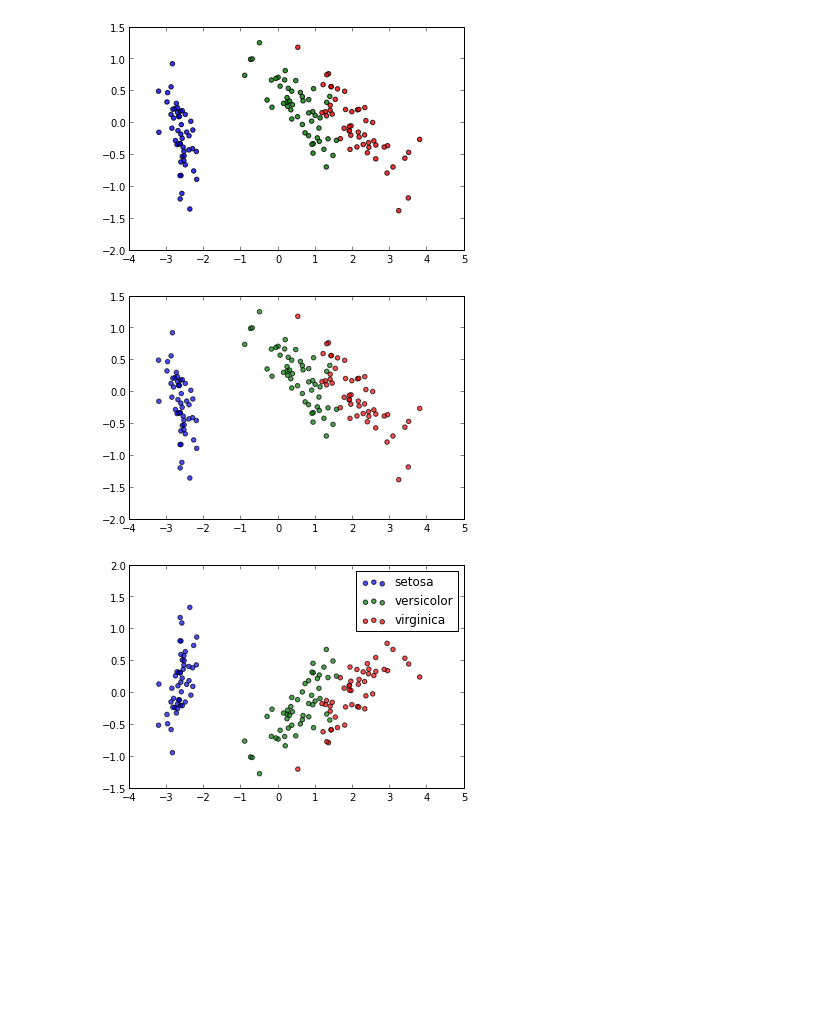
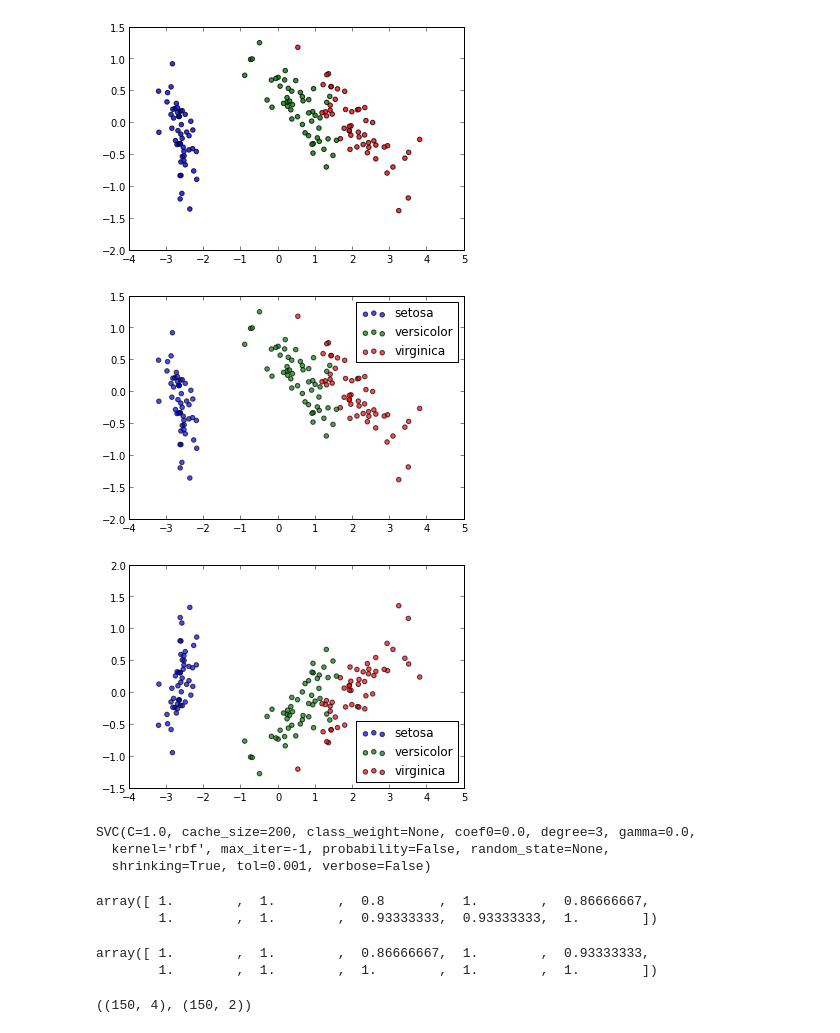
Before and after one commit to ageek/pynotebooks, a Jupyter notebook: Iris dataset.ipynb, the cells around one changed output. Cells and saved outputs as stored; diff of their text form; code cells hidden in the pictures; blank space fills up the shorter version.

Commit message:
Iris datasets scatter with legends

```diff
--- a/Iris dataset.ipynb
+++ b/Iris dataset.ipynb
@@ -47,16 +47,17 @@ iris_pca_probalistic = ProbabilisticPCA(n_components=2).fit_transform(iris.data)
 
 X_p= iris_pca_probalistic
 for i, c in zip(np.unique(iris.target), cycle(color)):
-    pl.scatter(X_p[iris.target==i,0], X_p[iris.target==i,1], c=c, alpha=.7)
+    pl.scatter(X_p[iris.target==i,0], X_p[iris.target==i,1], c=c, alpha=.7, label=iris.target_names[i])
+    pl.legend(loc='upper right')
 # %% [output]
-[figure, old version]
+[figure, new version]
 # %%
 from sklearn.decomposition import ProbabilisticPCA, KernelPCA
 iris_pca_probalistic = KernelPCA(n_components=2).fit_transform(iris.data)
 
 X_p= iris_pca_probalistic
 for i, c, name in zip(np.unique(iris.target), cycle(color), np.unique(iris.target_names)):
     pl.scatter(X_p[iris.target==i,0], X_p[iris.target==i,1], c=c, alpha=.7, label=name)
-    pl.legend(loc='upper right')
+    pl.legend(loc='lower right')
 # %% [output]
-[figure, old version]
+[figure, new version]
@@ -62,0 +66,21 @@ for i, c, name in zip(np.unique(iris.target), cycle(color), np.unique(iris.targe
+# %%
+clf
+# %% [output]
+SVC(C=1.0, cache_size=200, class_weight=None, coef0=0.0, degree=3, gamma=0.0,
+  kernel='rbf', max_iter=-1, probability=False, random_state=None,
+  shrinking=True, tol=0.001, verbose=False)
+# %%
+from sklearn.cross_validation import cross_val_score
+cross_val_score(clf, X_p, iris.target, cv=10)
+# %% [output]
+array([ 1.        ,  1.        ,  0.8       ,  1.        ,  0.86666667,
+        1.        ,  1.        ,  0.93333333,  0.93333333,  1.        ])
+# %%
+cross_val_score(svm.SVC(kernel='rbf'), iris.data, iris.target, cv=10)
+# %% [output]
+array([ 1.        ,  1.        ,  0.86666667,  1.        ,  0.93333333,
+        1.        ,  1.        ,  1.        ,  1.        ,  1.        ])
+# %%
+iris.data.shape, X_p.shape
+# %% [output]
+((150, 4), (150, 2))
```
Also changed, not shown: parts of 1 cell of this notebook.
